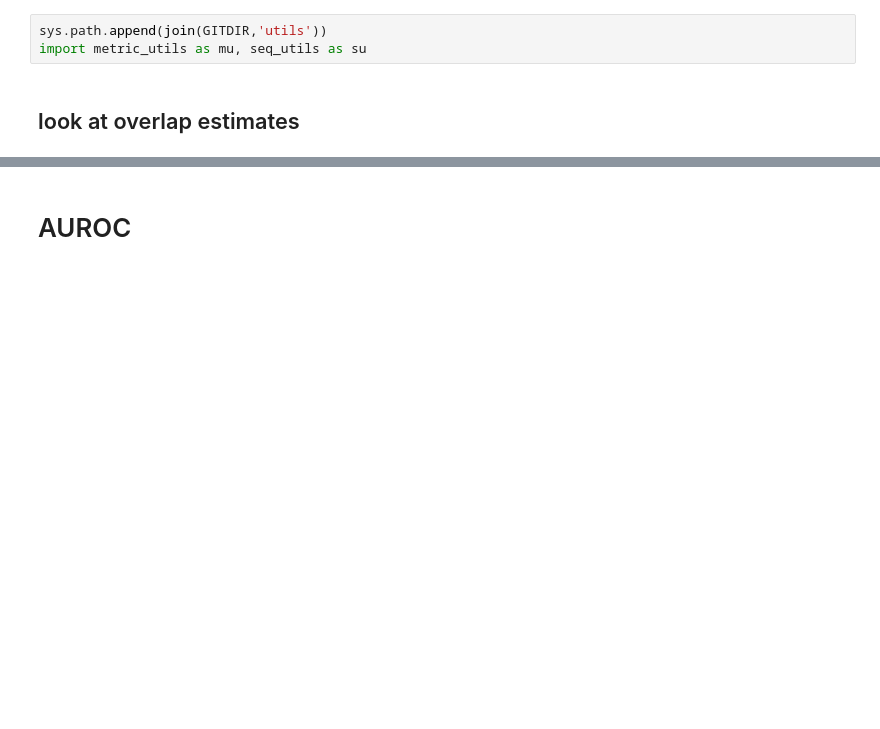
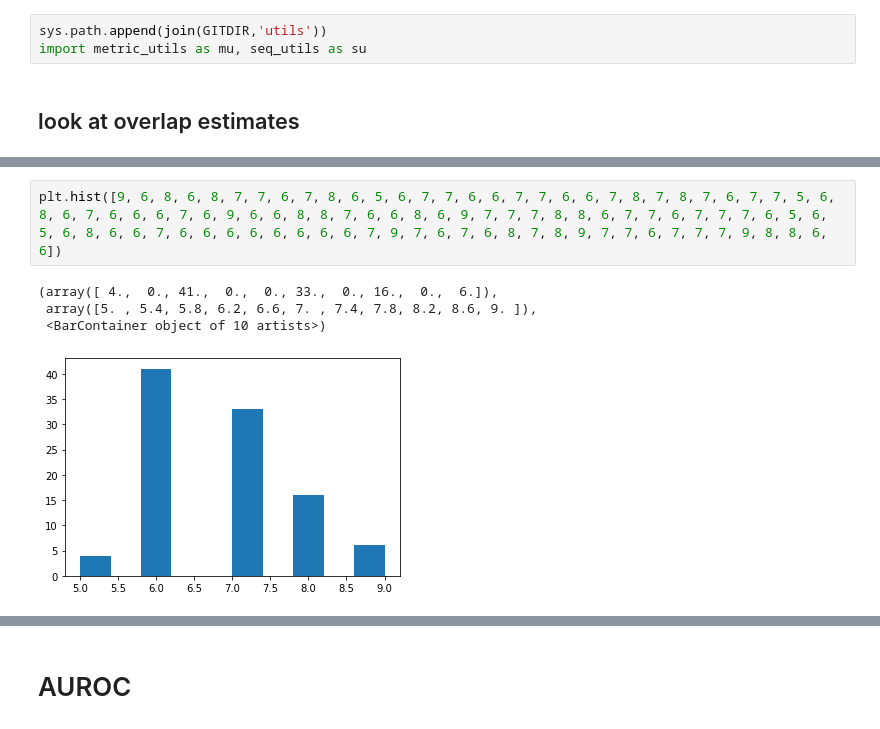
Before and after one commit to Adityanarayan96/SequenceAlignmentAndSketching, a Jupyter notebook: aln_metrics.ipynb, the cells around one changed output, grey strips where cells are left out. Cells and saved outputs as stored; diff of their text form; blank space fills up the shorter version.

```diff
--- a/aln_metrics.ipynb
+++ b/aln_metrics.ipynb
@@ -64,0 +105,7 @@ plt.hist(lens)
+# %%
+plt.hist([9, 6, 8, 6, 8, 7, 7, 6, 7, 8, 6, 5, 6, 7, 7, 6, 6, 7, 7, 6, 6, 7, 8, 7, 8, 7, 6, 7, 7, 5, 6, 8, 6, 7, 6, 6, 6, 7, 6, 9, 6, 6, 8, 8, 7, 6, 6, 8, 6, 9, 7, 7, 7, 8, 8, 6, 7, 7, 6, 7, 7, 7, 6, 5, 6, 5, 6, 8, 6, 6, 7, 6, 6, 6, 6, 6, 6, 6, 6, 7, 9, 7, 6, 7, 6, 8, 7, 8, 9, 7, 7, 6, 7, 7, 7, 9, 8, 8, 6, 6])
+# %% [output]
+(array([ 4.,  0., 41.,  0.,  0., 33.,  0., 16.,  0.,  6.]),
+ array([5. , 5.4, 5.8, 6.2, 6.6, 7. , 7.4, 7.8, 8.2, 8.6, 9. ]),
+ <BarContainer object of 10 artists>)
+[figure, added]
```
Also changed, not shown: parts of 18 cells of this notebook, 4 other files.
